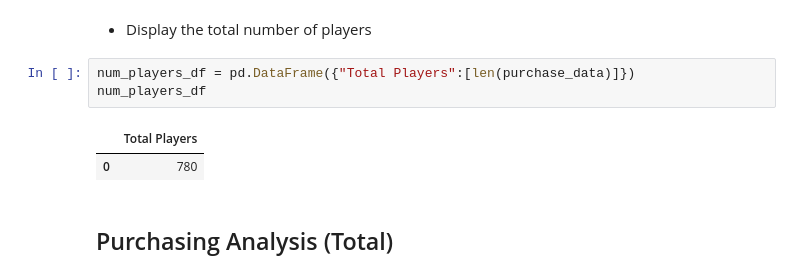
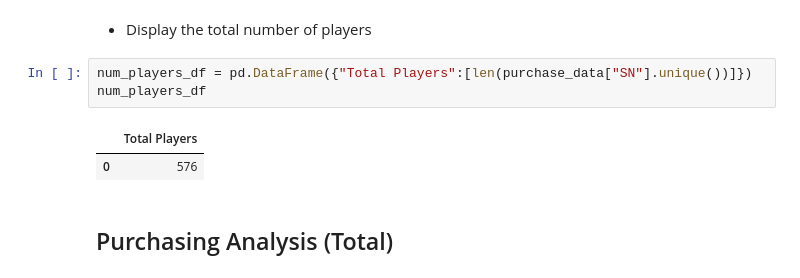
Before and after one commit to c-l-nguyen/heroes-of-pymoli, a Jupyter notebook: HeroesOfPymoli.ipynb, the cells around one changed output. Saved outputs shown, nothing was run; the diff lists cells and outputs as text.

```diff
--- a/HeroesOfPymoli.ipynb
+++ b/HeroesOfPymoli.ipynb
@@ -23,11 +23,11 @@ purchase_data.head()
 # %% [markdown]
 * Display the total number of players
 # %%
-num_players_df = pd.DataFrame({"Total Players":[len(purchase_data)]})
+num_players_df = pd.DataFrame({"Total Players":[len(purchase_data["SN"].unique())]})
 num_players_df
 # %% [output]
 |  | Total Players |
-| 0 | 780 |
+| 0 | 576 |
 # %% [markdown]
 ## Purchasing Analysis (Total)
 # %% [markdown]
```
